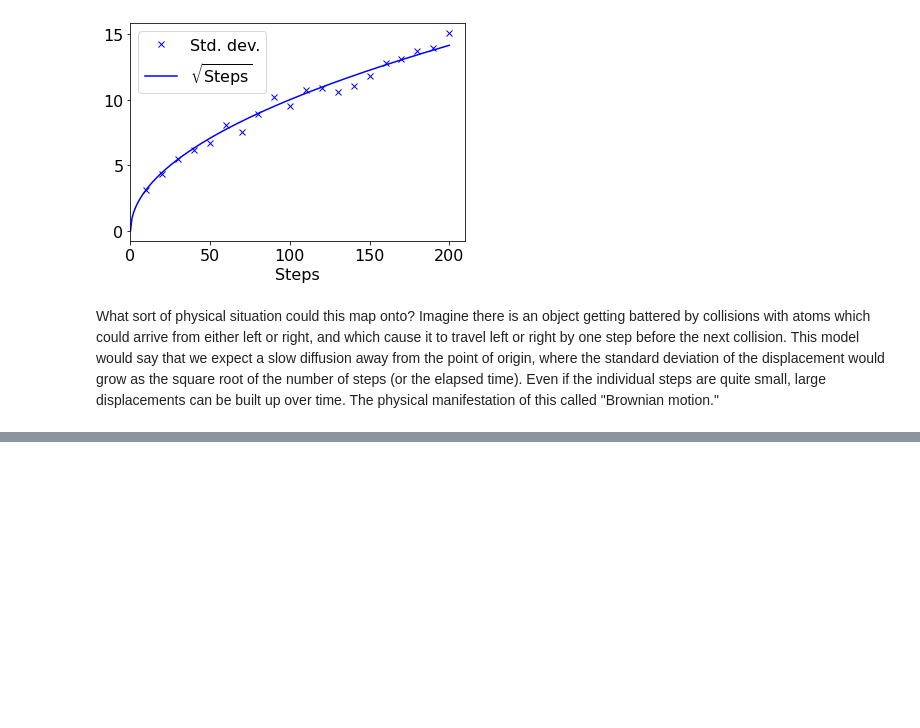
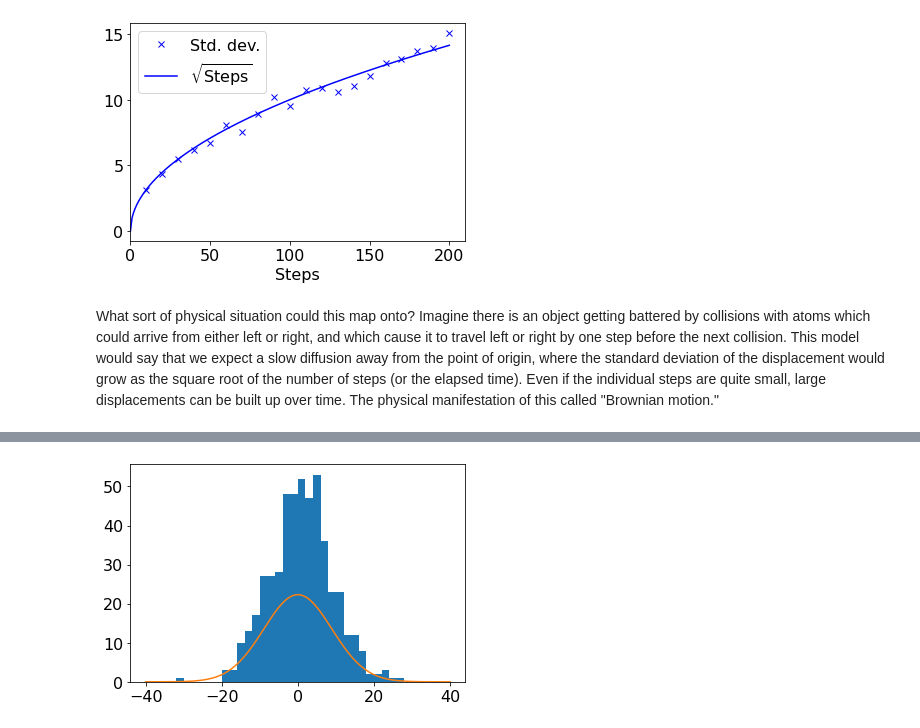
Before and after one commit to ponyisi/phy_355_fall2020, a Jupyter notebook: 2 - Random Walks.ipynb, the cells around one changed output, grey strips where cells are left out. Saved outputs shown, nothing was run; the diff lists cells and outputs as text; code cells hidden in the pictures; blank space fills up the shorter version.

```diff
--- a/2 - Random Walks.ipynb
+++ b/2 - Random Walks.ipynb
@@ -173,0 +185,26 @@ What sort of physical situation could this map onto? Imagine there is an object
+# %%
+# do 80 step random walks
+NSTEPS_3 = 80
+# make a list for the 80 step samples
+final_positions_3 = []
+for sample in range(NSAMPLES):
+    # reset to zero
+    position = 0
+    for step in range(NSTEPS_3):
+        # we use += which means "add the following to the existing variable"
+        # and the convenience function "choice" which chooses with equal probability
+        position += random.choice([-1,1])
+    # now we should know where we wound up
+    final_positions_3.append(position)
+
+# make a function to return the normal distribution; use numpy exp function to permit it to take arrays
+def normal_distribution(x, mu, sigma):
+    return (1./sqrt(2*math.pi*sigma**2) * numpy.exp(-(x-mu)**2/(2*sigma**2)))
+
+plt.hist(final_positions_3, range=(-40,40), bins=40)
+# going to use a numpy array to make evaluating normal_distribution for a range of x values simpler.
+xvalues = numpy.linspace(-40, 40, 200)
+plt.plot(xvalues, NSAMPLES*normal_distribution(xvalues, 0, sqrt(80)))
+plt.show()
+# %% [output]
+[figure, added]
```
Also changed, not shown: parts of 5 cells of this notebook, 1 other file.
